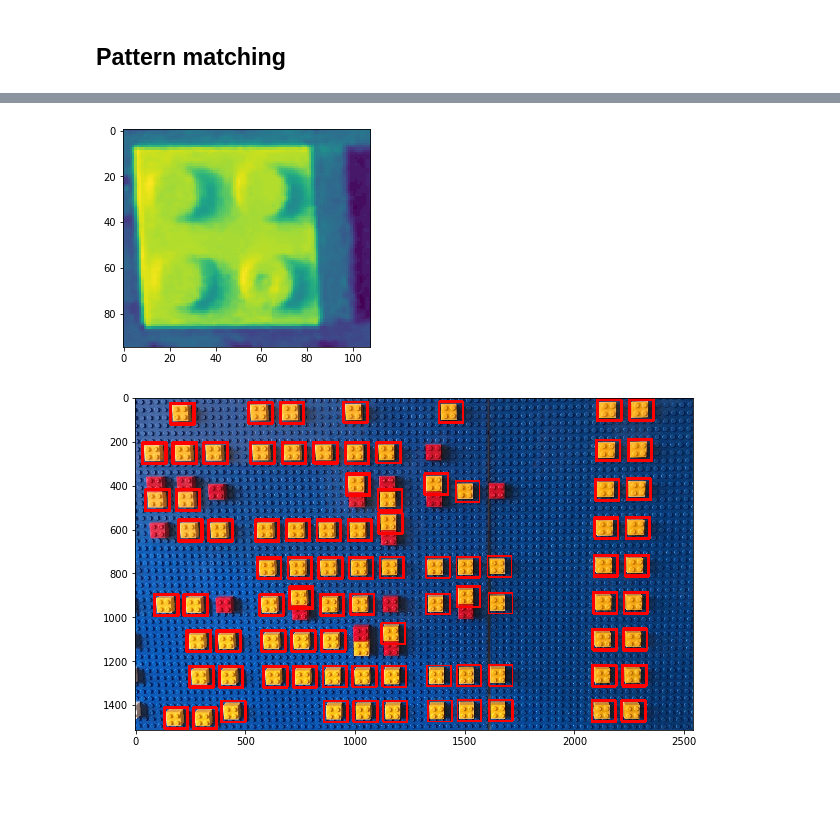
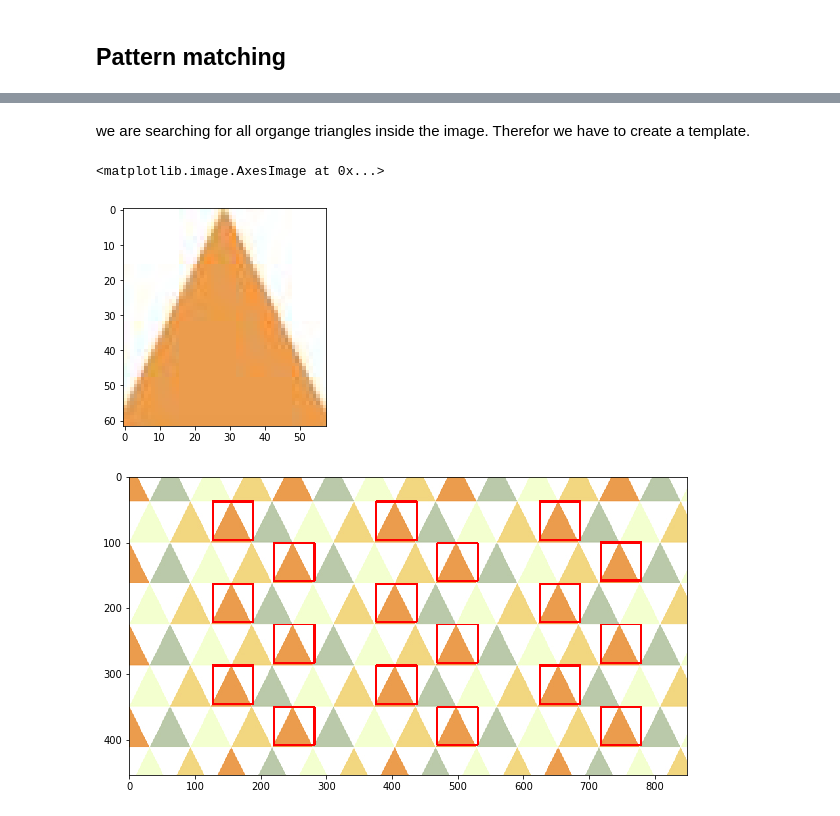
Before and after one commit to DatTobbes/OpenCV-Baiscs, a Jupyter notebook: opencv_tutorial_2.ipynb, the cells around one changed output, grey strips where cells are left out. Saved outputs shown, nothing was run; the diff lists cells and outputs as text; code cells hidden in the pictures; blank space fills up the shorter version.

```diff
--- a/opencv_tutorial_2.ipynb
+++ b/opencv_tutorial_2.ipynb
@@ -23,27 +28,28 @@ IMAGE_DIR = './images/'
+# %% [markdown]
+we are searching for all organge triangles inside the image. Therefor we have to  create a template.
+# %%
+#template that is searched
+template = cv2.imread(IMAGE_DIR+'triangle.jpg')
+img_temp = cv2.cvtColor(template, cv2.COLOR_BGR2RGB)
+plt.imshow(img_temp)
+# %% [output]
+<matplotlib.image.AxesImage at 0x...>
+[figure, added]
 # %%
-img_rgb = cv2.imread(IMAGE_DIR+'test_img.jpg')
+#get width and heigth of template (only for bounding rectangles)
+w, h, _ = template.shape
 
-#convert image to gray-scale
-img_gray = cv2.cvtColor(img_rgb, cv2.COLOR_BGR2GRAY)
+#search for template inside the image, only if threshold >= 0.98 than
+#its accepted as match
+res = cv2.matchTemplate(img,template,cv2.TM_CCOEFF_NORMED)
 
-#template that is searched
-template = cv2.imread(IMAGE_DIR+'brick.png',0)
-plt.imshow(template)
-
-#get width and heigth of template
-w, h = template.shape[::-1]
-
-#search for template inside the image, only if threshold >= 0.8 than
-#its accepted as match
-res = cv2.matchTemplate(img_gray,template,cv2.TM_CCOEFF_NORMED)
-threshold = 0.77
+threshold = 0.98
 loc = np.where( res >= threshold)
 
 #draw a rectangle for every match in the image,
 for pt in zip(*loc[::-1]):
-    cv2.rectangle(img_rgb, pt, (pt[0] + w, pt[1] + h), (0,0,255), 2)
-
-plot_image(img_rgb)
+    cv2.rectangle(img, pt, (pt[0] + w, pt[1] + h), (0,0,255), 2)
-# %% [output]
-[figure, removed]
-[figure, removed]
+# %%
+plot_image(img)
+# %% [output]
+[figure, added]
```
Also changed, not shown: parts of 10 cells of this notebook, 6 other files.
